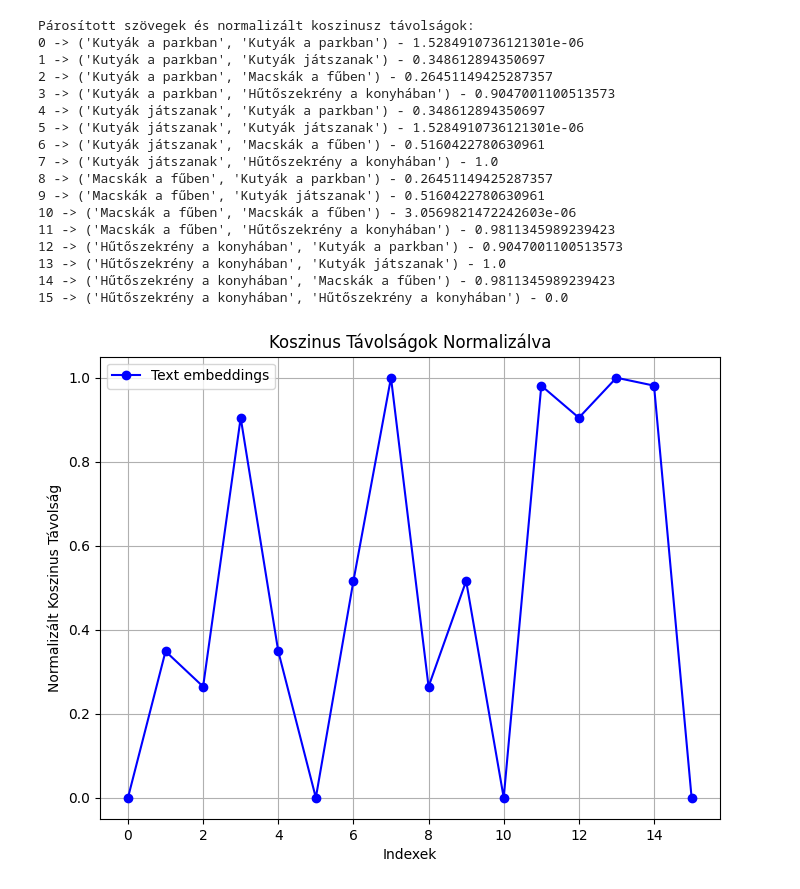
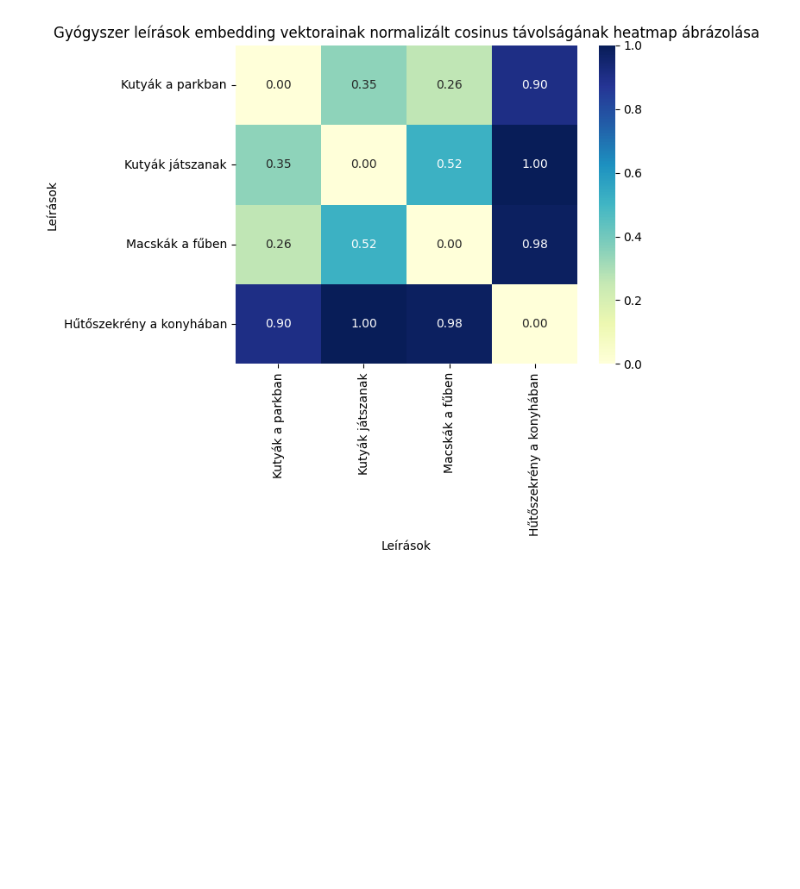
Before and after one commit to lakatosgabor/ogyei_dataset_info, a Jupyter notebook: embeddings.ipynb, the cells around one changed output. Drawn from its saved outputs; the diff is of its cells as text; code cells hidden in the pictures; blank space fills up the shorter version.

```diff
--- a/embeddings.ipynb
+++ b/embeddings.ipynb
@@ -5,14 +29,4 @@
 # %%
-import torch
-from transformers import AutoTokenizer, AutoModel
-import numpy as np
-import matplotlib.pyplot as plt
-
-# HuBERT modell és tokenizáló betöltése
-model_name = "SZTAKI-HLT/hubert-base-cc"
-tokenizer = AutoTokenizer.from_pretrained(model_name)
-model = AutoModel.from_pretrained(model_name)
-
 # Szövegek, amelyeket be akarunk ágyazni
 texts = ["Kutyák a parkban", "Kutyák játszanak", "Macskák a fűben", "Hűtőszekrény a konyhában",]
 
@@ -27,15 +41,6 @@ for text in texts:
     vector = outputs.last_hidden_state.mean(dim=1).squeeze().numpy()
     text_embeddings.append(vector)
 
-# Koszinus távolság számítása
-def cosine_distance(vector1, vector2):
-    dot_product = np.dot(vector1, vector2)
-    norm_vector1 = np.linalg.norm(vector1)
-    norm_vector2 = np.linalg.norm(vector2)
-    similarity = dot_product / (norm_vector1 * norm_vector2)
-    distance = 1 - similarity
-    return distance
-
 # Koszinus távolságok számítása és normalizálása
 text_distances = []
 text_pairs = []
@@ -49,39 +54,3 @@ for i, vec1 in enumerate(text_embeddings):
 
 # Normalizálás
 text_normalized_distances = (text_distances - np.min(text_distances)) / (np.max(text_distances) - np.min(text_distances))
-
-
-print("Párosított szövegek és normalizált koszinusz távolságok: ")
-text_counter = 0
-for pair, distance in zip(text_pairs, text_normalized_distances):
-    print(text_counter, "->", pair, "-", distance)
-    text_counter += 1
-
-# Grafikon ábrázolása
-plt.figure(figsize=(8, 6))
-plt.plot(text_normalized_distances, marker='o', linestyle='-', color='b', label="Text embeddings")
-plt.xlabel('Indexek')
-plt.ylabel('Normalizált Koszinus Távolság')
-plt.title('Koszinus Távolságok Normalizálva')
-plt.legend()
-plt.grid(True)
-plt.show()
-# %% [output]
-Párosított szövegek és normalizált koszinusz távolságok:
-0 -> ('Kutyák a parkban', 'Kutyák a parkban') - 1.5284910736121301e-06
-1 -> ('Kutyák a parkban', 'Kutyák játszanak') - 0.348612894350697
-2 -> ('Kutyák a parkban', 'Macskák a fűben') - 0.26451149425287357
-3 -> ('Kutyák a parkban', 'Hűtőszekrény a konyhában') - 0.9047001100513573
-4 -> ('Kutyák játszanak', 'Kutyák a parkban') - 0.348612894350697
-5 -> ('Kutyák játszanak', 'Kutyák játszanak') - 1.5284910736121301e-06
-6 -> ('Kutyák játszanak', 'Macskák a fűben') - 0.5160422780630961
-7 -> ('Kutyák játszanak', 'Hűtőszekrény a konyhában') - 1.0
-8 -> ('Macskák a fűben', 'Kutyák a parkban') - 0.26451149425287357
-9 -> ('Macskák a fűben', 'Kutyák játszanak') - 0.5160422780630961
-10 -> ('Macskák a fűben', 'Macskák a fűben') - 3.0569821472242603e-06
-11 -> ('Macskák a fűben', 'Hűtőszekrény a konyhában') - 0.9811345989239423
-12 -> ('Hűtőszekrény a konyhában', 'Kutyák a parkban') - 0.9047001100513573
-13 -> ('Hűtőszekrény a konyhában', 'Kutyák játszanak') - 1.0
-14 -> ('Hűtőszekrény a konyhában', 'Macskák a fűben') - 0.9811345989239423
-15 -> ('Hűtőszekrény a konyhában', 'Hűtőszekrény a konyhában') - 0.0
-[figure, removed]
@@ -89,0 +57,15 @@ image_paths = ["/content/kutya.jpg", "/content/kutyajatszik.jpg", "/content/macs
+# %%
+data = text_normalized_distances.reshape(4,4)
+
+# Heatmap létrehozása seaborn segítségével
+sns.heatmap(data, annot=True, cmap='YlGnBu', fmt='.2f', xticklabels=texts, yticklabels=texts)
+
+# Tengelycímkék beállítása
+plt.xlabel('Leírások')
+plt.ylabel('Leírások')
+plt.title('Gyógyszer leírások embedding vektorainak normalizált cosinus távolságának heatmap ábrázolása')
+
+# Diagram megjelenítése
+plt.show()
+# %% [output]
+[figure, added]
```
Also changed, not shown: parts of 9 cells of this notebook.
